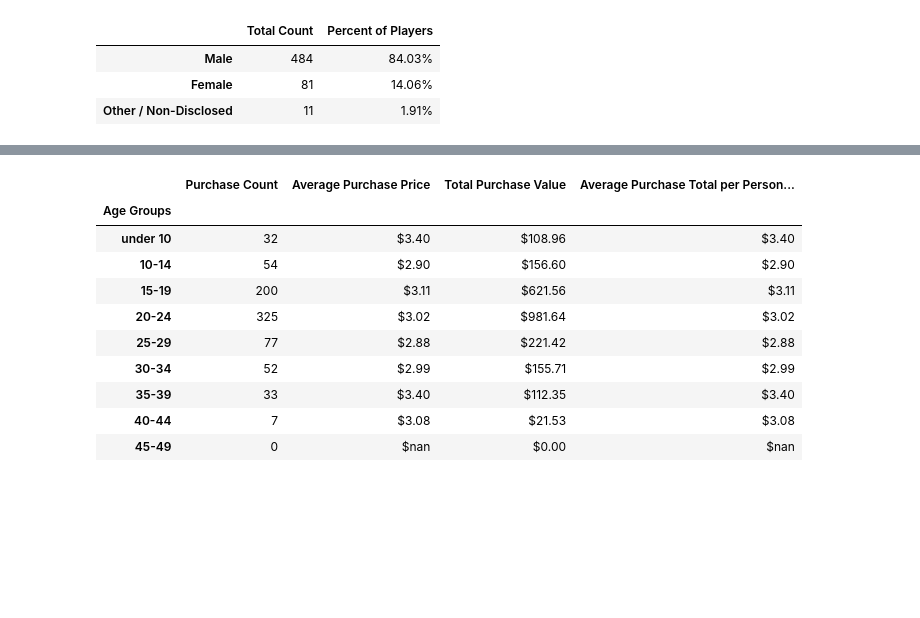
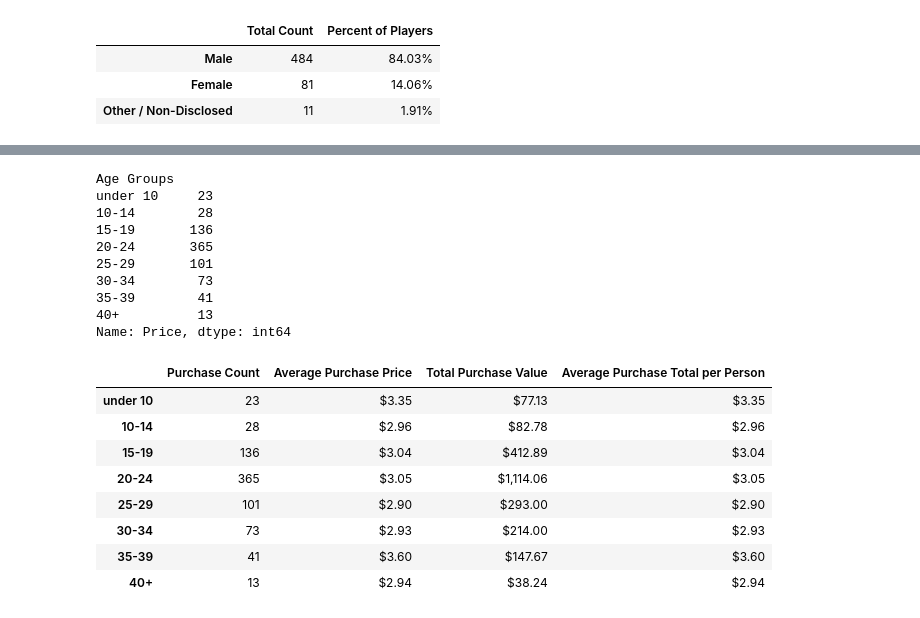
Before and after one commit to sharonpete/pandas-challenge, a Jupyter notebook: HeroesOfPymoli/heroesofpymoli.ipynb, the cells around one changed output, grey strips where cells are left out. Drawn from its saved outputs; the diff is of its cells as text; code cells hidden in the pictures; blank space fills up the shorter version.

```diff
--- a/HeroesOfPymoli/heroesofpymoli.ipynb
+++ b/HeroesOfPymoli/heroesofpymoli.ipynb
@@ -120,10 +190,24 @@ purchase_by_gender_summary_df
 # Age Demographics
 # The below, each broken into bins of 4 years (i.i < 10, 10-14, 15-19, etc.)
 
-bins = [0,10,15,20,25,30,35,40,45, 50]  #note to self, max age is 45
+bins = [0,9.9,14.9,19.9,24.9,29.9,34.9,39.9, 100]  #note to self, max age is 45
 
-group_names = ["under 10","10-14","15-19","20-24", "25-29","30-34","35-39","40-44","45-49"]
+group_names = ["under 10","10-14","15-19","20-24", "25-29","30-34","35-39","40+"]
 
 heroes_df["Age Groups"] = pd.cut(heroes_df["Age"], bins, labels=group_names, include_lowest=True)
 heroes_df
+
+# TODO ... the order should be by Age Group... what happened?
+
+age_summary = heroes_df['Age Groups'].value_counts()
+
+age_percent = age_summary/total_players*100
+
+age_summary_df = pd.DataFrame({"Total Count":age_summary,
+                                 "Percent of Players":age_percent})
+
+age_summary_df['Percent of Players'] = age_summary_df['Percent of Players'].astype(float).map("{0:.2f}%".format)
+
+
+age_summary_df.sort_index()  # otherwise use .sort_values('column name') to sort by a column
 # %% [output]
@@ -143,49 +225,58 @@ heroes_df
+# %%
+# Purchase Count
+age_purchase_count =  heroes_df.groupby(['Age Groups']).count()['Price']
+age_purchase_count
+# %% [output]
+Age Groups
+under 10     23
+10-14        28
+15-19       136
+20-24       365
+25-29       101
+30-34        73
+35-39        41
+40+          13
+Name: Price, dtype: int64
 # %%
-# Purchase Count
-age_purchase_count =  heroes_df.groupby(['Age Groups']).count()['Price']
-age_purchase_count
-
 # Average Purchase Price
 age_average_purch_price = heroes_df.groupby(['Age Groups']).mean()['Price']
 age_average_purch_price
 
 # Total Purchase Value
 age_total_purchase_value = heroes_df.groupby(['Age Groups']).sum()['Price']
 age_total_purchase_value
 
 ## Average Purchase Total Per Person By Age Group
-age_average_person_purchase = age_total_purchase_value / age_purchase_count
+age_average_person_purchase = age_total_purchase_value / age_summary_df['Total Count']
 
 under_10 = heroes_df.loc[heroes_df['Age Groups'] == "under 10",:].count()[0]
 age_10_14 = heroes_df.loc[heroes_df['Age Groups'] == "10-14",:].count()[0]
 age_15_19 = heroes_df.loc[heroes_df['Age Groups'] == "15-19",:].count()[0]
 age_20_24 = heroes_df.loc[heroes_df['Age Groups'] == "20-24",:].count()[0]
 age_25_29 = heroes_df.loc[heroes_df['Age Groups'] == "25-29",:].count()[0]
 age_30_34 = heroes_df.loc[heroes_df['Age Groups'] == "30-34",:].count()[0]
 age_35_39 = heroes_df.loc[heroes_df['Age Groups'] == "35-39",:].count()[0]
-age_40_44 = heroes_df.loc[heroes_df['Age Groups'] == "40-44",:].count()[0]
-age_45_50 = heroes_df.loc[heroes_df['Age Groups'] == "45-49",:].count()[0]
+age_40_plus = heroes_df.loc[heroes_df['Age Groups'] == "40+",:].count()[0]
 
-age_summary_dict = {"Purchase Count": [under_10, age_10_14, age_15_19,age_20_24,age_25_29,age_30_34,age_35_39,age_40_44,age_45_50],
+
+age_summary_dict = {"Purchase Count": [under_10, age_10_14, age_15_19,age_20_24,age_25_29,age_30_34,age_35_39,age_40_plus],
                    "Average Purchase Price":age_average_purch_price,
                    "Total Purchase Value": age_total_purchase_value,
-                   "Average Purchase Total per Person by Age Group":age_average_person_purchase}
+                   "Average Purchase Total per Person":age_average_person_purchase}
 
 age_summary_df = pd.DataFrame(age_summary_dict)
 age_summary_df['Average Purchase Price'] = age_summary_df['Average Purchase Price'].astype(float).map("${:,.2f}".format)
 age_summary_df['Total Purchase Value'] = age_summary_df['Total Purchase Value'].astype(float).map("${:,.2f}".format)
-age_summary_df['Average Purchase Total per Person by Age Group'] = age_summary_df['Average Purchase Total per Person by Age Group'].astype(float).map("${:,.2f}".format)
+age_summary_df['Average Purchase Total per Person'] = age_summary_df['Average Purchase Total per Person'].astype(float).map("${:,.2f}".format)
 
 age_summary_df
 # %% [output]
-|  | Purchase Count | Average Purchase Price | Total Purchase Value | Average Purchase Total per Person... |
-| Age Groups |  |  |  |  |
-| under 10 | 32 | $3.40 | $108.96 | $3.40 |
-| 10-14 | 54 | $2.90 | $156.60 | $2.90 |
-| 15-19 | 200 | $3.11 | $621.56 | $3.11 |
-| 20-24 | 325 | $3.02 | $981.64 | $3.02 |
-| 25-29 | 77 | $2.88 | $221.42 | $2.88 |
-| 30-34 | 52 | $2.99 | $155.71 | $2.99 |
-| 35-39 | 33 | $3.40 | $112.35 | $3.40 |
-| 40-44 | 7 | $3.08 | $21.53 | $3.08 |
-| 45-49 | 0 | $nan | $0.00 | $nan |
+|  | Purchase Count | Average Purchase Price | Total Purchase Value | Average Purchase Total per Person |
+| under 10 | 23 | $3.35 | $77.13 | $3.35 |
+| 10-14 | 28 | $2.96 | $82.78 | $2.96 |
+| 15-19 | 136 | $3.04 | $412.89 | $3.04 |
+| 20-24 | 365 | $3.05 | $1,114.06 | $3.05 |
+| 25-29 | 101 | $2.90 | $293.00 | $2.90 |
+| 30-34 | 73 | $2.93 | $214.00 | $2.93 |
+| 35-39 | 41 | $3.60 | $147.67 | $3.60 |
+| 40+ | 13 | $2.94 | $38.24 | $2.94 |
```
Also changed, not shown: parts of 21 cells of this notebook.
